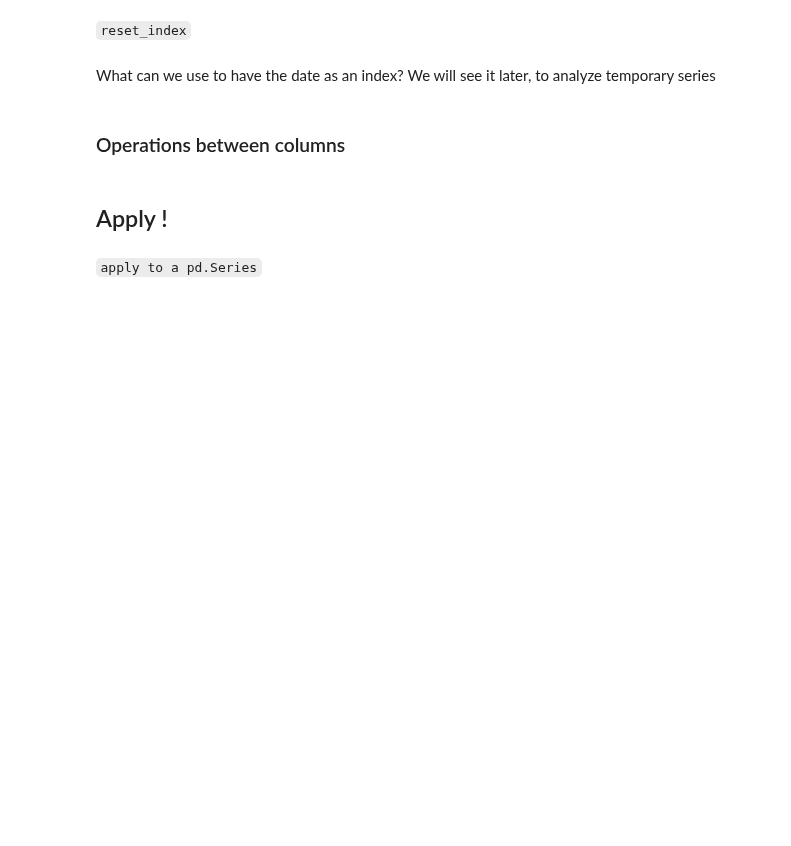
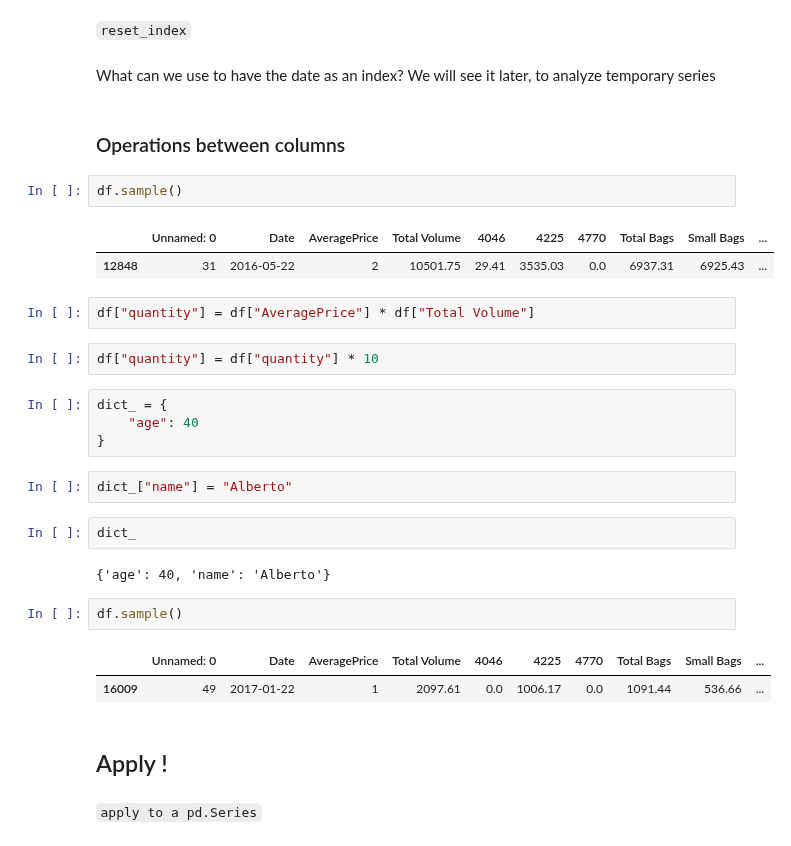
Before and after one commit to Ironhack-data-bcn-january-2023/lectures, a Jupyter notebook: week-2/3-Pandas.ipynb, the cells around one changed output. Cells and saved outputs as stored; diff of their text form; blank space fills up the shorter version.

```diff
--- a/week-2/3-Pandas.ipynb
+++ b/week-2/3-Pandas.ipynb
@@ -1042,6 +1061,30 @@ What can we use to have the date as an index?
 We will see it later, to analyze temporary series
 # %% [markdown]
 ### Operations between columns
+# %%
+df.sample()
+# %% [output]
+|  | Unnamed: 0 | Date | AveragePrice | Total Volume | 4046 | 4225 | 4770 | Total Bags | Small Bags | ... |
+| 12848 | 31 | 2016-05-22 | 2 | 10501.75 | 29.41 | 3535.03 | 0.0 | 6937.31 | 6925.43 | ... |
+# %%
+df["quantity"] = df["AveragePrice"] * df["Total Volume"]
+# %%
+df["quantity"] = df["quantity"] * 10
+# %%
+dict_ = {
+    "age": 40
+}
+# %%
+dict_["name"] = "Alberto"
+# %%
+dict_
+# %% [output]
+{'age': 40, 'name': 'Alberto'}
+# %%
+df.sample()
+# %% [output]
+|  | Unnamed: 0 | Date | AveragePrice | Total Volume | 4046 | 4225 | 4770 | Total Bags | Small Bags | ... |
+| 16009 | 49 | 2017-01-22 | 1 | 2097.61 | 0.0 | 1006.17 | 0.0 | 1091.44 | 536.66 | ... |
 # %% [markdown]
 ## Apply !
 # %% [markdown]
```
Also changed, not shown: parts of 3 cells of this notebook.
